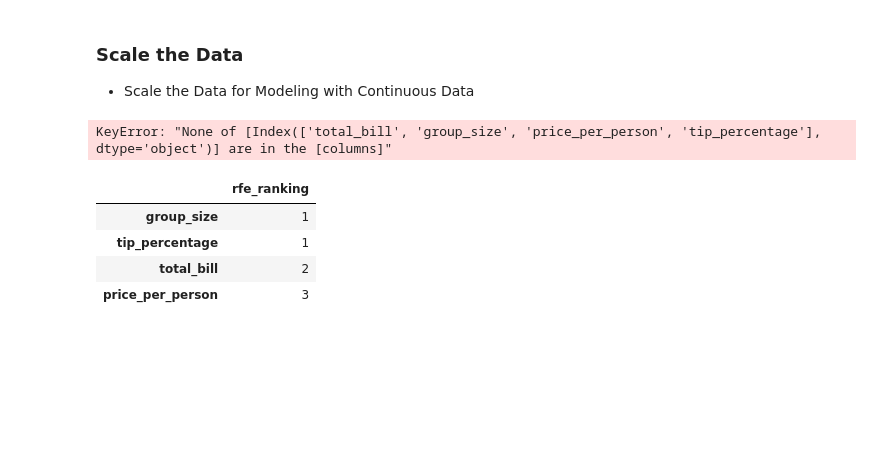
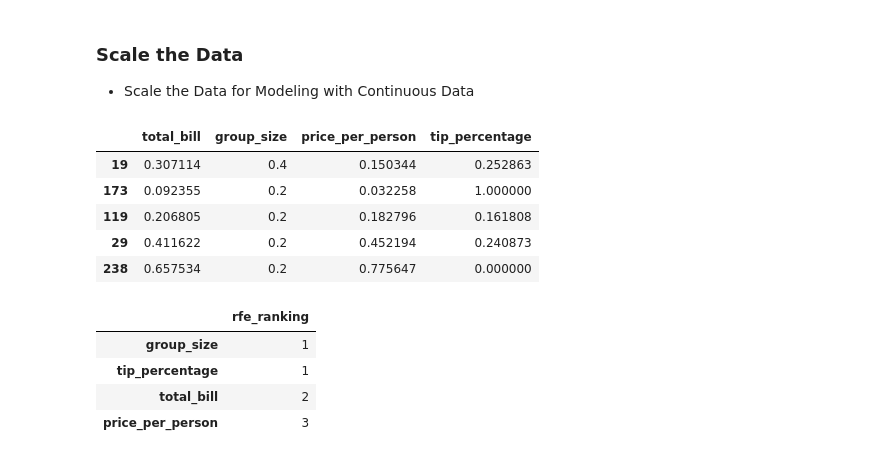
Before and after one commit to rachelrobbinsmayhill/regression-exercises, a Jupyter notebook: feature_engineering.ipynb, the cells around one changed output. Cells and saved outputs as stored; diff of their text form; code cells hidden in the pictures; blank space fills up the shorter version.

```diff
--- a/feature_engineering.ipynb
+++ b/feature_engineering.ipynb
@@ -208,9 +208,6 @@ X_train_transformed.head().sort_index()
 
 - Scale the Data for Modeling with Continuous Data
 # %%
-
-### Go back and fix dataframes
-
 def scaled_data(X_train, X_validate, X_test, continuous_cols):
 
     scaler = sklearn.preprocessing.MinMaxScaler()
@@ -218,16 +215,25 @@ def scaled_data(X_train, X_validate, X_test, continuous_cols):
     # Fit the scaler, (fit the thing)
     scaler.fit(X_train[continuous_cols])
 
-    # Use the scaler to transform train, validate, test (use the thing)
-    X_train_scaled = pd.DataFrame(scaler.transform(X_train[continuous_cols])
-    X_validate_scaled = pd.DataFrame(scaler.transform(X_validate[continuous_cols])
-    X_test_scaled = pd.DataFrame.scaler(transform(X_test[continuous_cols])
+    # Use the scaler to transform train, validate, test (use the thing) and make them into dataframes
+    X_train_scaled = pd.DataFrame(scaler.transform(X_train[continuous_cols]), index=X_train.index, columns=X_train.columns)
+    X_validate_scaled = pd.DataFrame(scaler.transform(X_validate[continuous_cols]), index=X_validate.index, columns=X_validate.columns)
+    X_test_scaled = pd.DataFrame(scaler.transform(X_test[continuous_cols]), index=X_test.index, columns=X_test.columns)
+
+
 
     return X_train_scaled, X_validate_scaled, X_test_scaled
 # %%
-scaled_data(X_train, X_validate, X_test,['total_bill', 'group_size', 'price_per_person', 'tip_percentage'])
+X_train_scaled, X_validate_scaled, X_test_scaled = scaled_data(X_train, X_validate, X_test,['total_bill', 'group_size', 'price_per_person', 'tip_percentage'])
-# %% [output]
-KeyError: "None of [Index(['total_bill', 'group_size', 'price_per_person', 'tip_percentage'], dtype='object')] are in the [columns]"
+# %%
+X_train_scaled.head()
+# %% [output]
+|  | total_bill | group_size | price_per_person | tip_percentage |
+| 19 | 0.307114 | 0.4 | 0.150344 | 0.252863 |
+| 173 | 0.092355 | 0.2 | 0.032258 | 1.000000 |
+| 119 | 0.206805 | 0.2 | 0.182796 | 0.161808 |
+| 29 | 0.411622 | 0.2 | 0.452194 | 0.240873 |
+| 238 | 0.657534 | 0.2 | 0.775647 | 0.000000 |
 # %%
 from sklearn.linear_model import LinearRegression
 from sklearn.feature_selection import RFE
```
Also changed, not shown: parts of 1 cell of this notebook.
